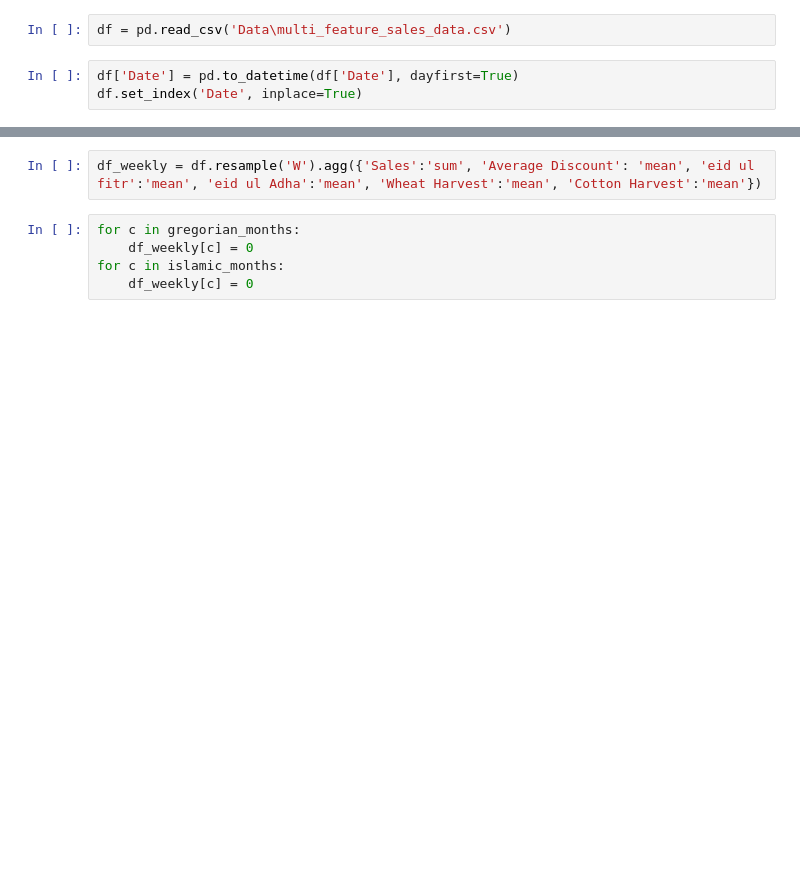
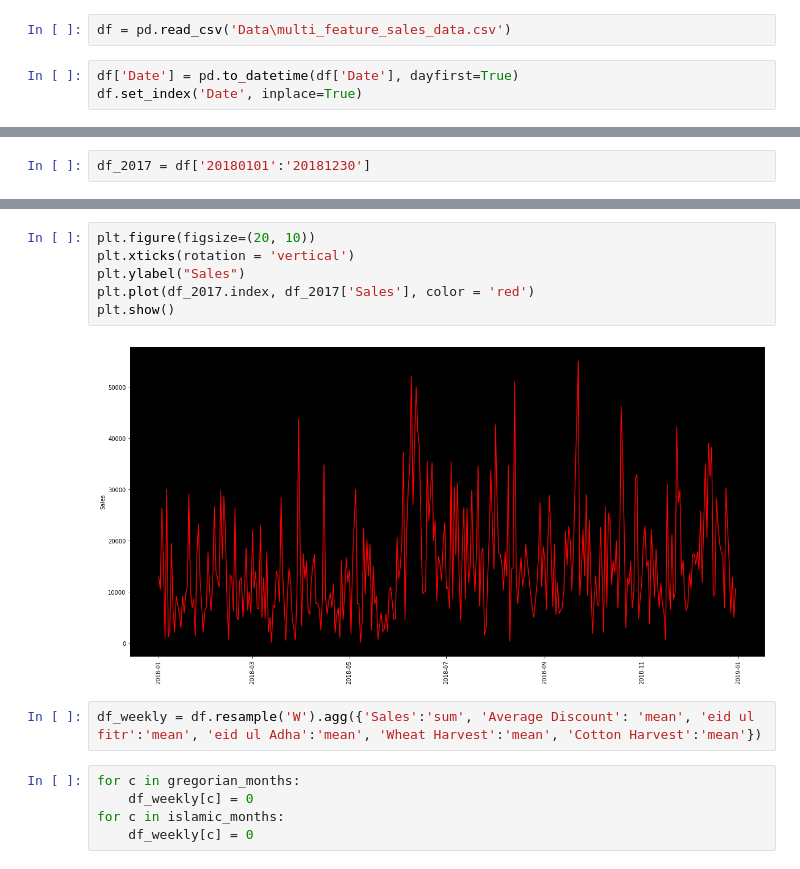
Before and after one commit to hn05012/Capstone-Project-Sales-and-Stock-forecasting, a Jupyter notebook: Rough work/Data_manipulation.ipynb, the cells around one changed output, grey strips where cells are left out. Cells and saved outputs as stored; diff of their text form; blank space fills up the shorter version.

```diff
--- a/Rough work/Data_manipulation.ipynb
+++ b/Rough work/Data_manipulation.ipynb
@@ -32,0 +58,2 @@ df.set_index('Date', inplace=True)
+# %%
+df_2017 = df['20180101':'20181230']
@@ -33,3 +77,11 @@ df.set_index('Date', inplace=True)
+# %%
+plt.figure(figsize=(20, 10))
+plt.xticks(rotation = 'vertical')
+plt.ylabel("Sales")
+plt.plot(df_2017.index, df_2017['Sales'], color = 'red')
+plt.show()
+# %% [output]
+[figure, added]
 # %%
 df_weekly = df.resample('W').agg({'Sales':'sum', 'Average Discount': 'mean', 'eid ul fitr':'mean', 'eid ul Adha':'mean', 'Wheat Harvest':'mean', 'Cotton Harvest':'mean'})
 # %%
```
Also changed, not shown: parts of 3 cells of this notebook, 2 other files.
